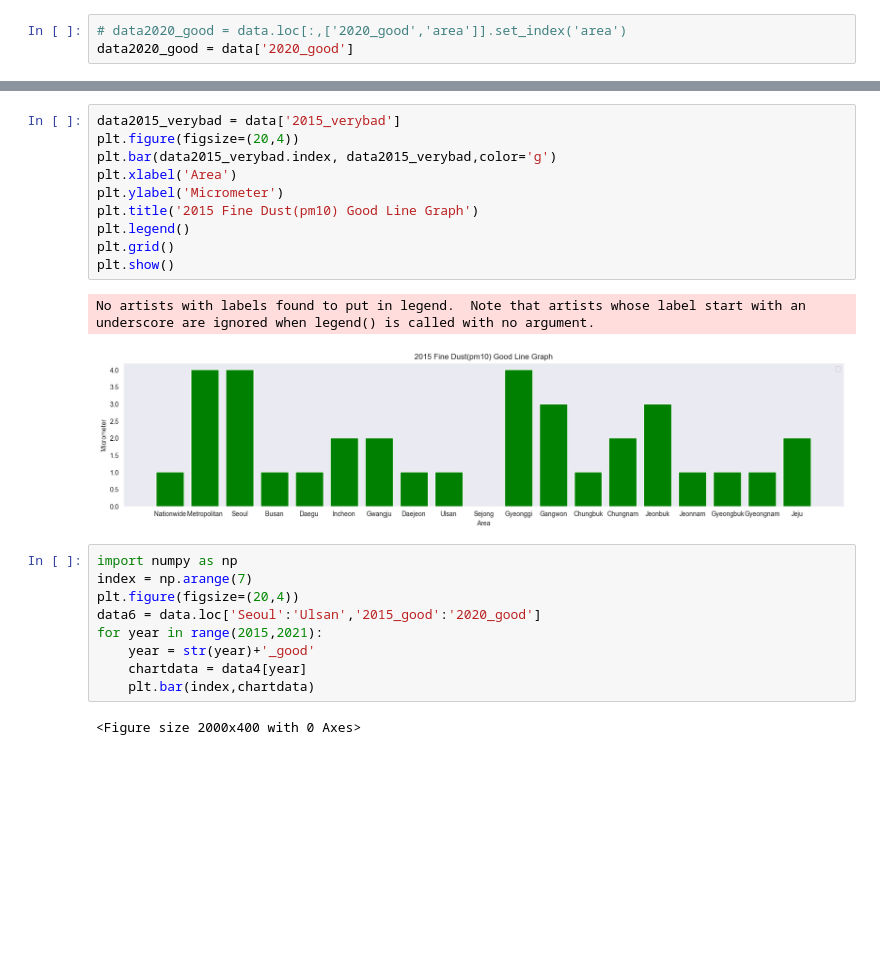
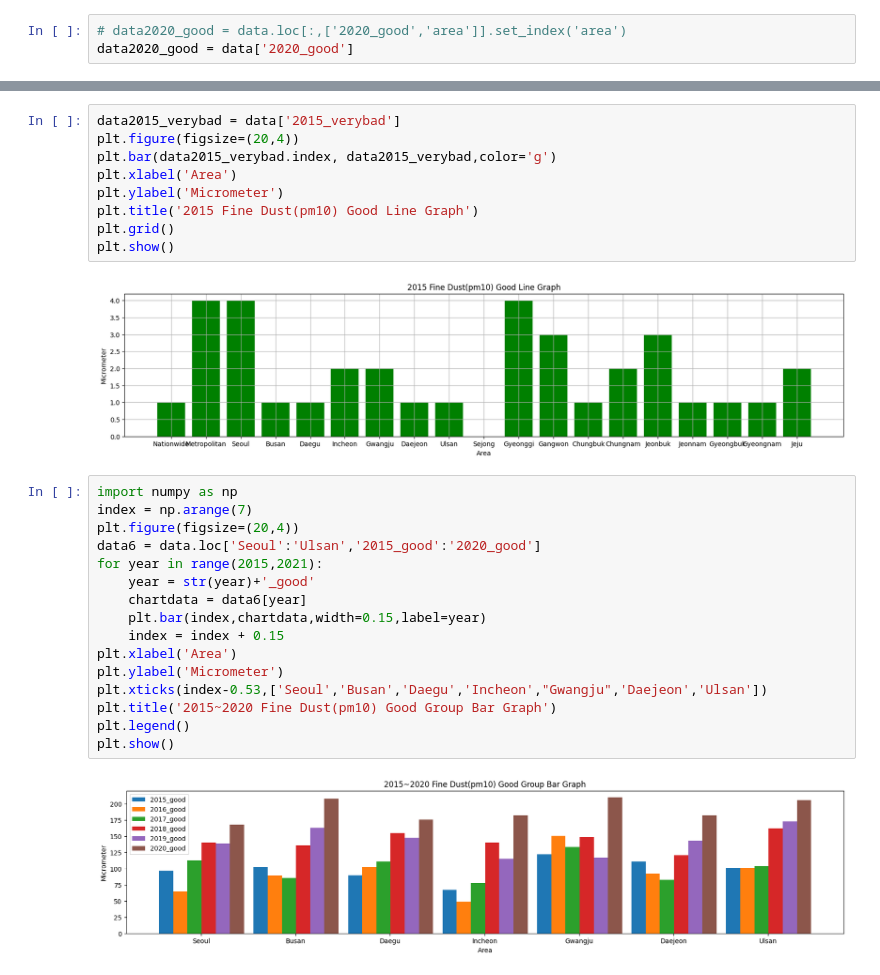
Before and after one commit to Darkget1/machin_learning, a Jupyter notebook: chapter04.ipynb, the cells around one changed output, grey strips where cells are left out. Drawn from its saved outputs; the diff is of its cells as text; blank space fills up the shorter version.

Commit message:
start

```diff
--- a/chapter04.ipynb
+++ b/chapter04.ipynb
@@ -113,20 +113,25 @@ plt.bar(data2015_verybad.index, data2015_verybad,color='g')
 plt.xlabel('Area')
 plt.ylabel('Micrometer')
 plt.title('2015 Fine Dust(pm10) Good Line Graph')
-plt.legend()
 plt.grid()
 plt.show()
 # %% [output]
-No artists with labels found to put in legend.  Note that artists whose label start with an underscore are ignored when legend() is called with no argument.
-[figure, old version]
+[figure, new version]
 # %%
 import numpy as np
 index = np.arange(7)
 plt.figure(figsize=(20,4))
 data6 = data.loc['Seoul':'Ulsan','2015_good':'2020_good']
 for year in range(2015,2021):
     year = str(year)+'_good'
-    chartdata = data4[year]
-    plt.bar(index,chartdata)
+    chartdata = data6[year]
+    plt.bar(index,chartdata,width=0.15,label=year)
+    index = index + 0.15
+plt.xlabel('Area')
+plt.ylabel('Micrometer')
+plt.xticks(index-0.53,['Seoul','Busan','Daegu','Incheon',"Gwangju",'Daejeon','Ulsan'])
+plt.title('2015~2020 Fine Dust(pm10) Good Group Bar Graph')
+plt.legend()
+plt.show()
 # %% [output]
-<Figure size 2000x400 with 0 Axes>
+[figure, added]
```
Also changed, not shown: parts of 17 cells of this notebook, 3 other files.
